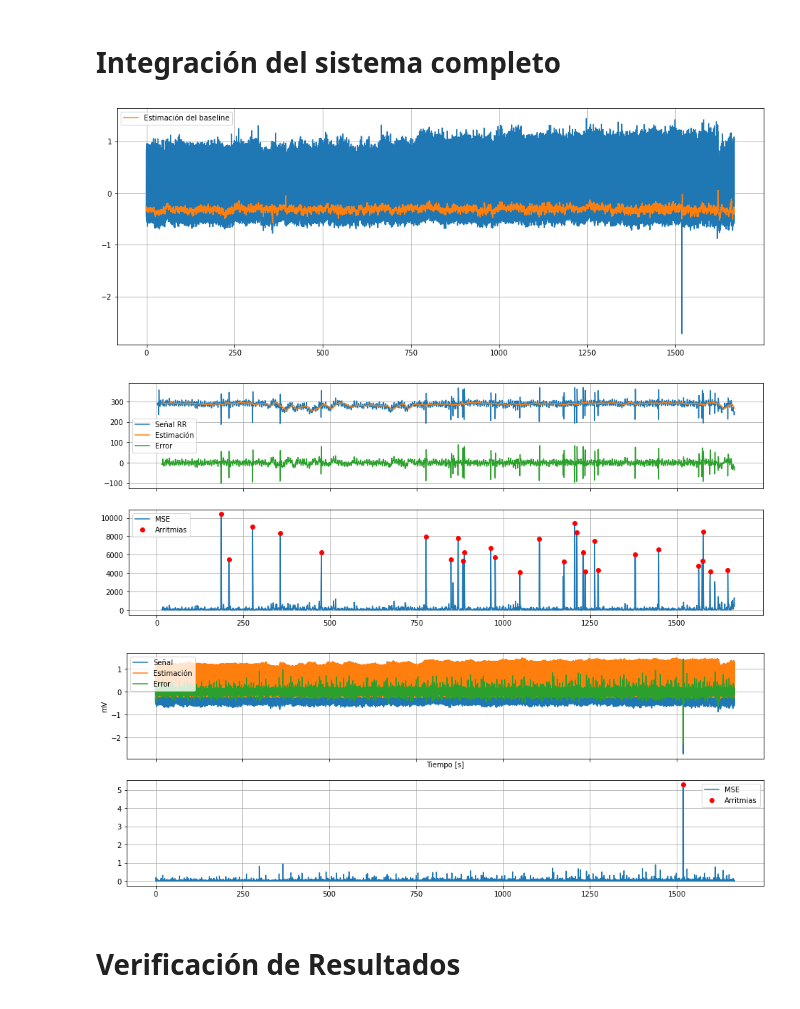
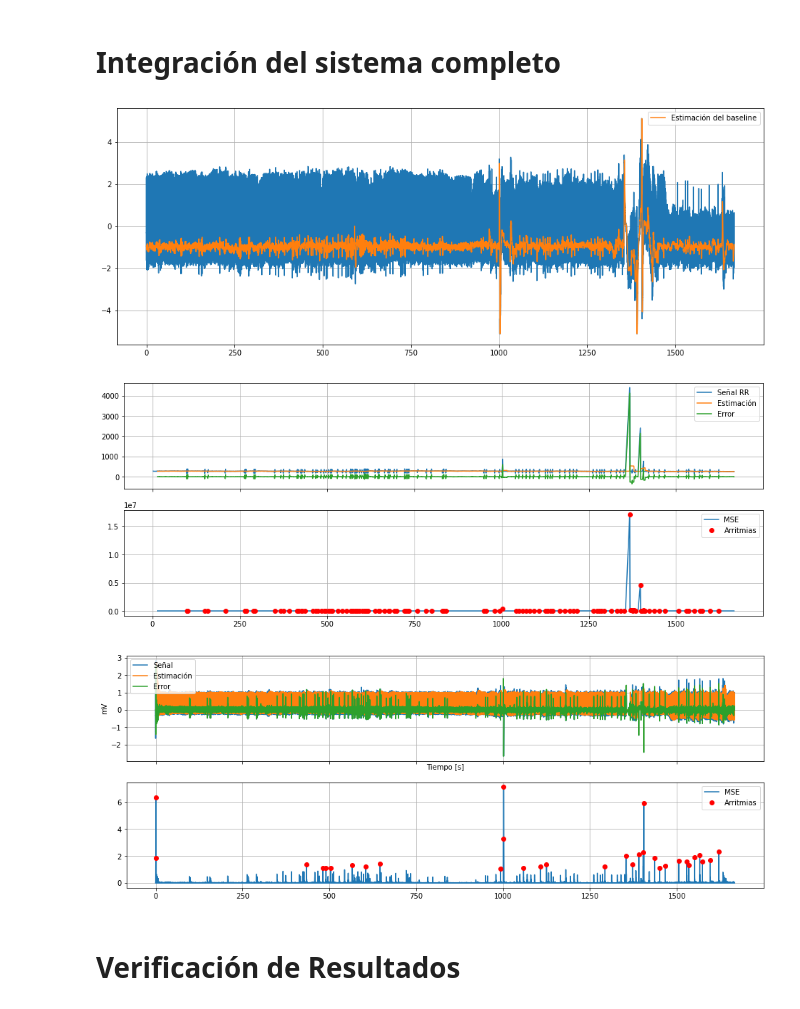
Before and after one commit to mbergerman/Procesamiento-Adaptativo, a Jupyter notebook: Proyecto 2/PASA_P2_G2.ipynb, the cells around one changed output. Saved outputs shown, nothing was run; the diff lists cells and outputs as text; code cells hidden in the pictures.

Commit message:
PR2 funciona con norm y falta en PR1 para comparar

```diff
--- a/Proyecto 2/PASA_P2_G2.ipynb
+++ b/Proyecto 2/PASA_P2_G2.ipynb
@@ -219,11 +255,6 @@ plt.show()
 # %% [markdown]
 # Integración del sistema completo
 # %%
-# Peak detector
-peak_width = 32
-peak_threshold = 0.7
-peak_detector = real_time_peak_detector(channel1[ : peak_width], peak_width, peak_threshold)
-
 # FIR: Baseline Wander Removal
 M_wander = 256
 w_wander = np.ones((M_wander, 1)) / M_wander    # el vector queda en el orden inverso al tradicional
@@ -235,14 +266,13 @@ M_rr = 16
 w_rr = np.ones((M_rr, 1)) / M_rr    # el vector queda en el orden inverso al tradicional
 e_rr = []
 yhat_rr = []
-mu_rr = 1e-7
 
 peaks = np.array([])
 RR = np.array([])
 RR_time_indexes = np.array([])
 
-# LMS: Morphological Arrhythmias
-M_morph = 128
+# RLS: Morphological Arrhythmias
+M_morph = 64
 w_morph = np.zeros((M_morph, 1))    # el vector queda en el orden inverso al tradicional
 e_morph = np.zeros(N)
 yhat_morph = np.zeros(N)
@@ -259,10 +289,21 @@ lambda_inv = 1 / lambda_
 delay_morph = peak_width + 32
 
 #Init w_morph
-file = open('w.txt')
-for i,line in enumerate(file.readlines()):
-    w_morph[i] = float(line.rstrip('\n'))
-file.close()
+#file = open('w.txt')
+#for i,line in enumerate(file.readlines()):
+#    w_morph[i] = float(line.rstrip('\n'))
+#file.close()
+
+# Peak detector
+peak_width = 128
+peak_threshold = 0.5
+peak_detector = real_time_peak_detector(channel1[M_wander - peak_width : M_wander], peak_width, peak_threshold)
+
+# Peak amplitude
+avg_peak_amp = 1
+M_peak = 8
+peak_amp = np.ones(M_peak)
+norm_signal = list(channel1)
 
 for i in range(M_wander, N):
     # Wander
@@ -271,9 +312,15 @@ for i in range(M_wander, N):
     yhat_wander[i] = (w_wander.T @ x_wander).item(0)
     e_wander[i] = y_wander - yhat_wander[i]
 
+    norm_signal[i] = e_wander[i] / avg_peak_amp
+
     # Arrhythmia Detection
-    if peak_detector.set_new_value(e_wander[i]):
+    if peak_detector.set_new_value(e_wander[i] / avg_peak_amp):
         peaks = np.append(peaks, i - peak_width + 1)    # Hay un nuevo pico en [i - peak_width + 1] ?
+        peak_amp = np.roll(peak_amp, -1)
+        peak_amp[-1] = e_wander[i - peak_width + 1]
+        avg_peak_amp = np.mean(peak_amp)
+
         if len(peaks)>1:
             RR = np.append(RR, peaks[-1] - peaks[-2])
             RR_time_indexes = np.append(RR_time_indexes, i/fs)
@@ -292,7 +339,7 @@ for i in range(M_wander, N):
         x_morph = np.roll(x_morph, -1)
         x_morph[-1] = 0
 
-    y_morph = e_wander[i - delay_morph]
+    y_morph = norm_signal[i - delay_morph]
     yhat_morph[i - delay_morph] = np.dot(w_morph.T, x_morph).item(0)
     e_morph[i - delay_morph] = y_morph - yhat_morph[i - delay_morph]
     gbar = lambda_inv * np.dot(P, x_morph)       # Ecuaciones RLS
@@ -304,7 +351,7 @@ for i in range(M_wander, N):
 MSE_rr = np.array(e_rr)**2
 MSE_morph = np.array(e_morph)**2
 
-peaks_rr, _ = signal.find_peaks(MSE_rr, height=4000)
+peaks_rr, _ = signal.find_peaks(MSE_rr, height=2000)
 peaks_morph, _ = signal.find_peaks(MSE_morph, height=1, distance=180)
 
 plt.figure(figsize=(16, 6))
@@ -312,37 +359,37 @@ plt.plot(time, channel1)
 plt.plot(time, yhat_wander, label = 'Estimación del baseline')
 plt.grid()
 plt.legend()
 plt.show()
 
 fig, (ax1, ax2) = plt.subplots(2, 1, figsize=(16, 6), sharex=True)
 ax1.plot(RR_time_indexes, RR, label = 'Señal RR')
 ax1.plot(RR_time_indexes[M_rr:], yhat_rr, label = 'Estimación')
 ax1.plot(RR_time_indexes[M_rr:], e_rr, label = 'Error')
 ax1.grid()
 ax1.legend()
 ax2.plot(RR_time_indexes[M_rr:], MSE_rr, label = 'MSE')
 ax2.plot([RR_time_indexes[p+M_rr] for p in peaks_rr], [MSE_rr[p] for p in peaks_rr], 'ro', label = 'Arritmias')
 ax2.grid()
 ax2.legend()
 plt.show()
 
 fig, (ax1, ax2) = plt.subplots(2, 1, figsize=(16, 6), sharex=True)
-ax1.plot(time, channel1, label = 'Señal')
+ax1.plot(time[:len(norm_signal)], norm_signal, label = 'Señal')
 ax1.plot(time, yhat_morph, label = 'Estimación')
 ax1.plot(time, e_morph, label = 'Error')
 ax1.set_xlabel('Tiempo [s]')
 ax1.set_ylabel(record_data['units'][0])
 ax1.grid()
 ax1.legend(loc='upper left')
 ax2.plot(time, MSE_morph, label = 'MSE')
 ax2.plot([time[p] for p in peaks_morph], [MSE_morph[p] for p in peaks_morph], 'ro', label = 'Arritmias')
 ax2.grid()
 ax2.legend()
 plt.show()
 # %% [output]
-[figure, old version]
+[figure, new version]
-[figure, old version]
+[figure, new version]
-[figure, old version]
+[figure, new version]
 # %% [markdown]
 # Verificación de Resultados
 # %%
```
Also changed, not shown: parts of 9 cells of this notebook, 3 other files.
